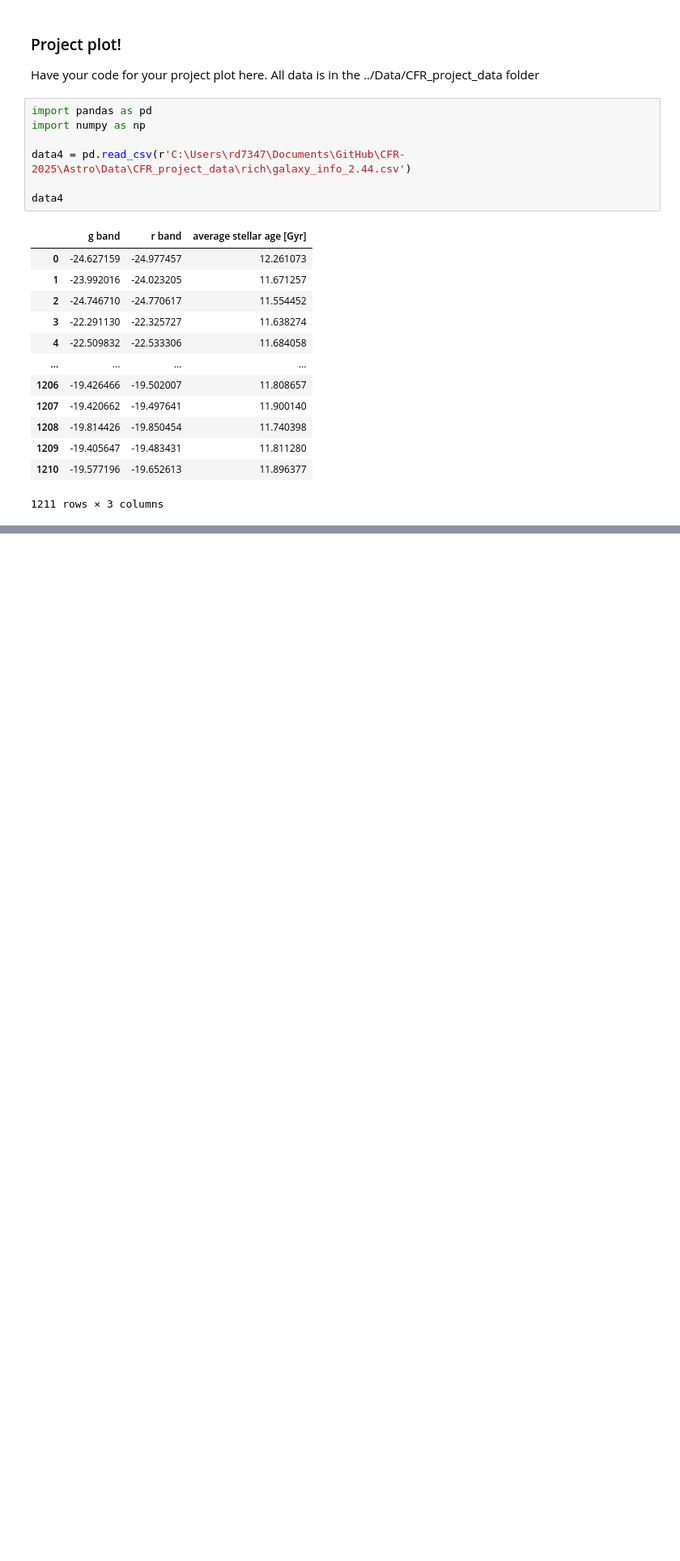
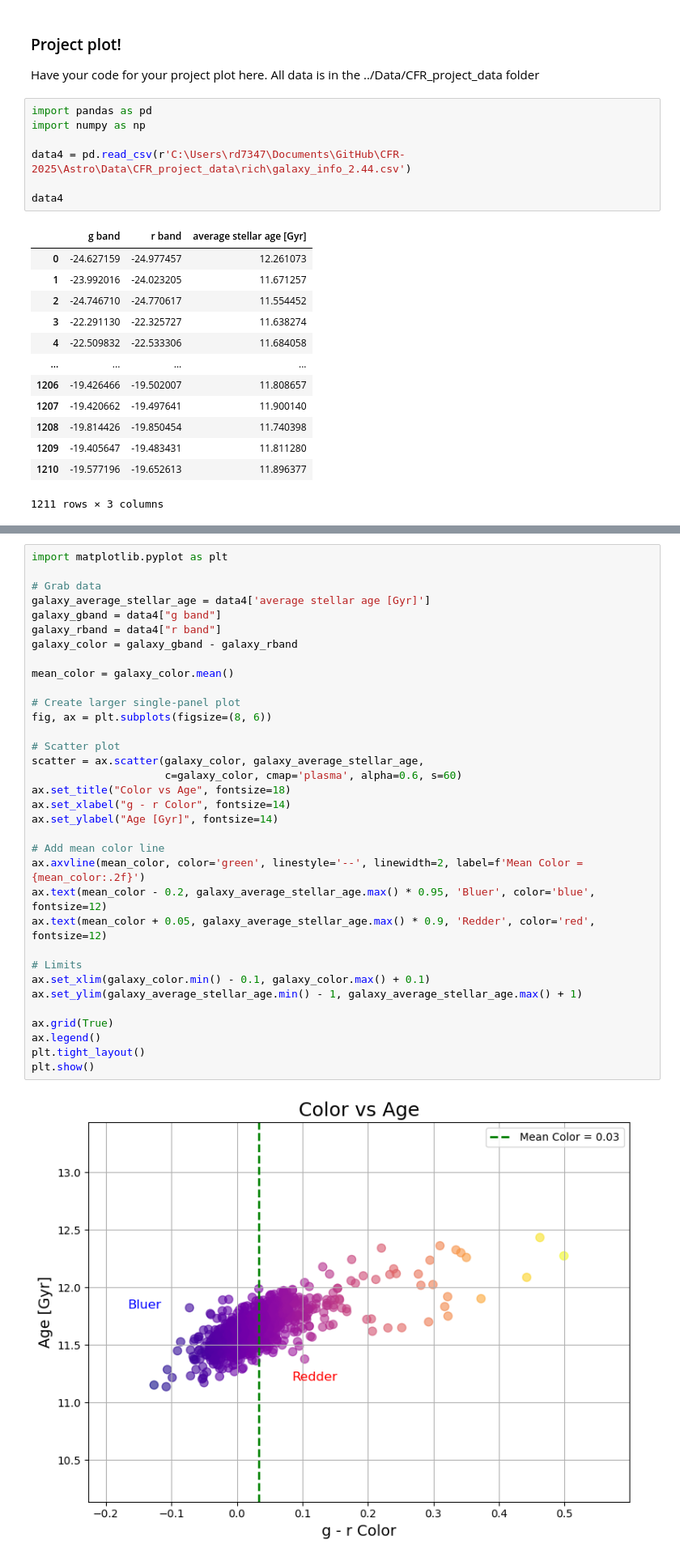
Before and after one commit to PrisonTeachingInitiative/CFR-2025, a Jupyter notebook: Astro/Blank/Project.ipynb, the cells around one changed output, grey strips where cells are left out. Shown at 81% size. Drawn from its saved outputs; the diff is of its cells as text; blank space fills up the shorter version.

```diff
--- a/Astro/Blank/Project.ipynb
+++ b/Astro/Blank/Project.ipynb
@@ -72,0 +178,36 @@ print(mean_age)
+# %%
+import matplotlib.pyplot as plt
+
+# Grab data
+galaxy_average_stellar_age = data4['average stellar age [Gyr]']
+galaxy_gband = data4["g band"]
+galaxy_rband = data4["r band"]
+galaxy_color = galaxy_gband - galaxy_rband
+
+mean_color = galaxy_color.mean()
+
+# Create larger single-panel plot
+fig, ax = plt.subplots(figsize=(8, 6))
+
+# Scatter plot
+scatter = ax.scatter(galaxy_color, galaxy_average_stellar_age,
+                     c=galaxy_color, cmap='plasma', alpha=0.6, s=60)
+ax.set_title("Color vs Age", fontsize=18)
+ax.set_xlabel("g - r Color", fontsize=14)
+ax.set_ylabel("Age [Gyr]", fontsize=14)
+
+# Add mean color line
+ax.axvline(mean_color, color='green', linestyle='--', linewidth=2, label=f'Mean Color = {mean_color:.2f}')
+ax.text(mean_color - 0.2, galaxy_average_stellar_age.max() * 0.95, 'Bluer', color='blue', fontsize=12)
+ax.text(mean_color + 0.05, galaxy_average_stellar_age.max() * 0.9, 'Redder', color='red', fontsize=12)
+
+# Limits
+ax.set_xlim(galaxy_color.min() - 0.1, galaxy_color.max() + 0.1)
+ax.set_ylim(galaxy_average_stellar_age.min() - 1, galaxy_average_stellar_age.max() + 1)
+
+ax.grid(True)
+ax.legend()
+plt.tight_layout()
+plt.show()
+# %% [output]
+[figure, added]
```
Also changed, not shown: parts of 6 cells of this notebook, 2 other files.
